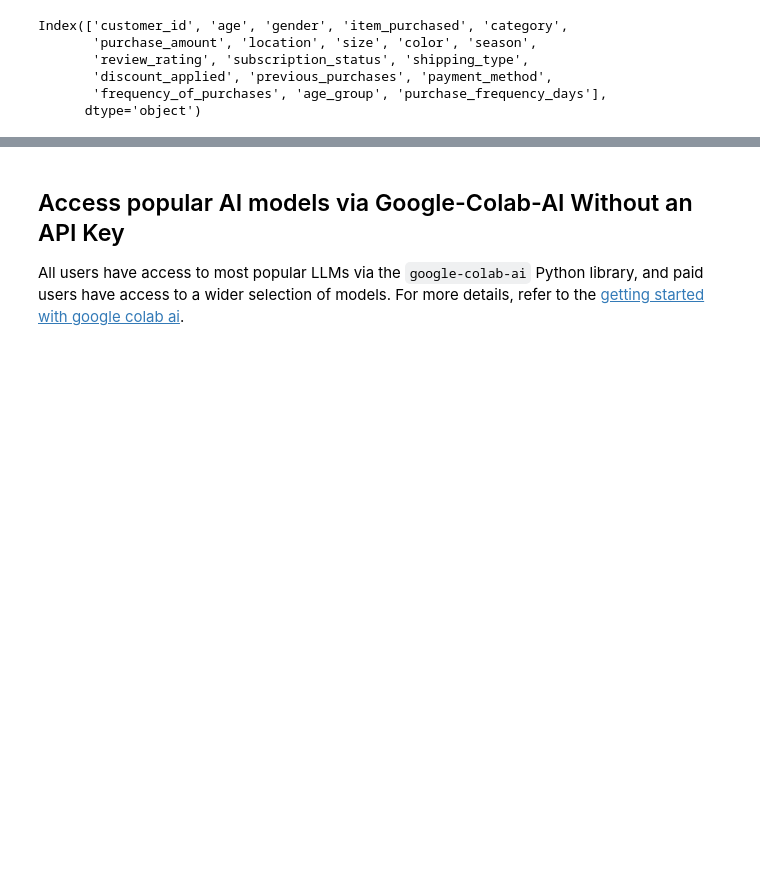
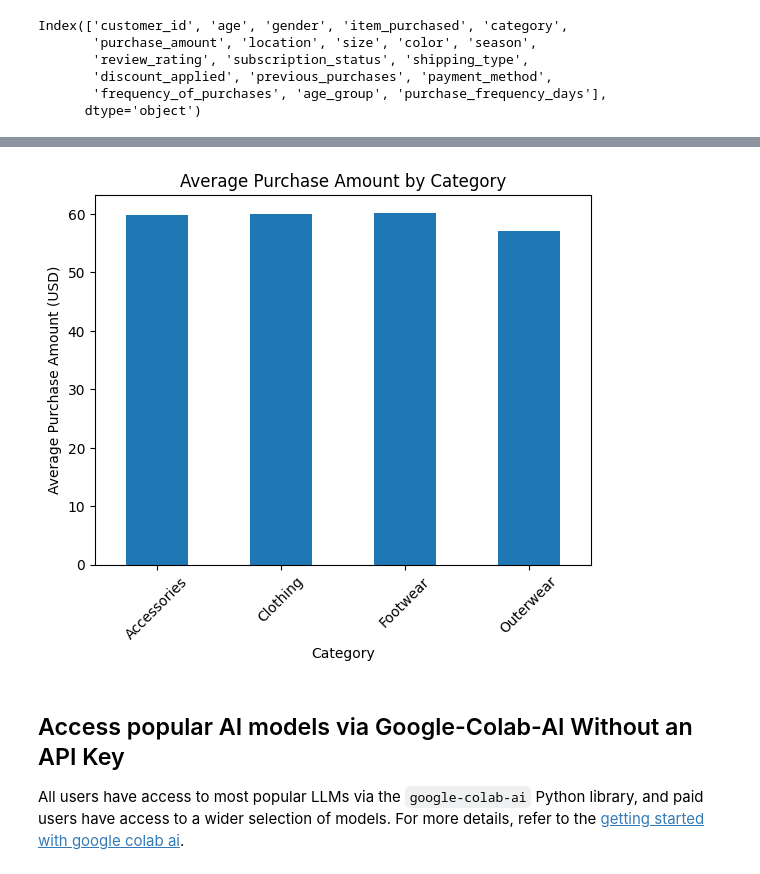
Before and after one commit to imuskansaini/customer-shopping-behavior-analysis, a Jupyter notebook: Customer_Shopping_Behavior_Analysis.ipynb, the cells around one changed output, grey strips where cells are left out. Saved outputs shown, nothing was run; the diff lists cells and outputs as text; code cells hidden in the pictures; blank space fills up the shorter version.

```diff
--- a/Customer_Shopping_Behavior_Analysis.ipynb
+++ b/Customer_Shopping_Behavior_Analysis.ipynb
@@ -173,3 +200,15 @@ Index(['customer_id', 'age', 'gender', 'item_purchased', 'category',
+# %%
+import matplotlib.pyplot as plt
+
+df.groupby('category')['purchase_amount'].mean().plot(kind='bar')
+
+plt.title('Average Purchase Amount by Category')
+plt.xlabel('Category')
+plt.ylabel('Average Purchase Amount (USD)')
+plt.xticks(rotation=45)
+plt.show()
+# %% [output]
+[figure, added]
 # %% [markdown]
 ## Access popular AI models via Google-Colab-AI Without an API Key
 All users have access to most popular LLMs via the `google-colab-ai` Python library, and paid users have access to a wider selection of models. For more details, refer to the [getting started with google colab ai](https://colab.research.google.com/github/googlecolab/colabtools/blob/main/notebooks/Getting_started_with_google_colab_ai.ipynb).
```
Also changed, not shown: parts of 3 cells of this notebook.
